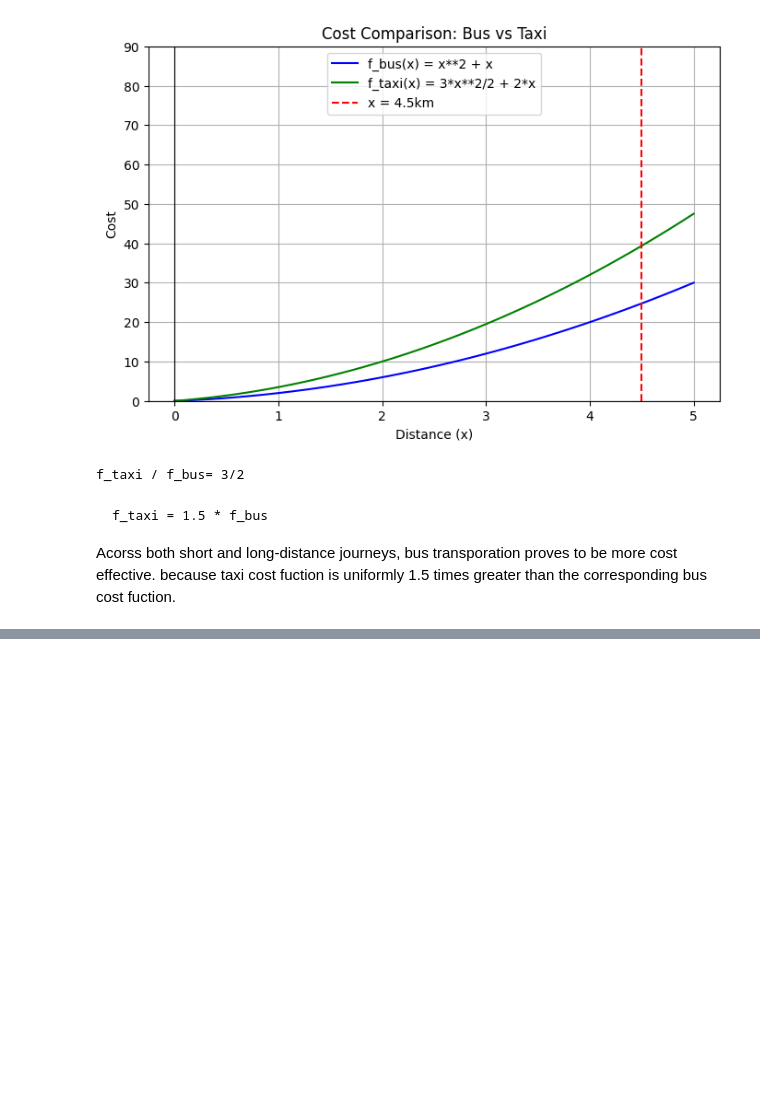
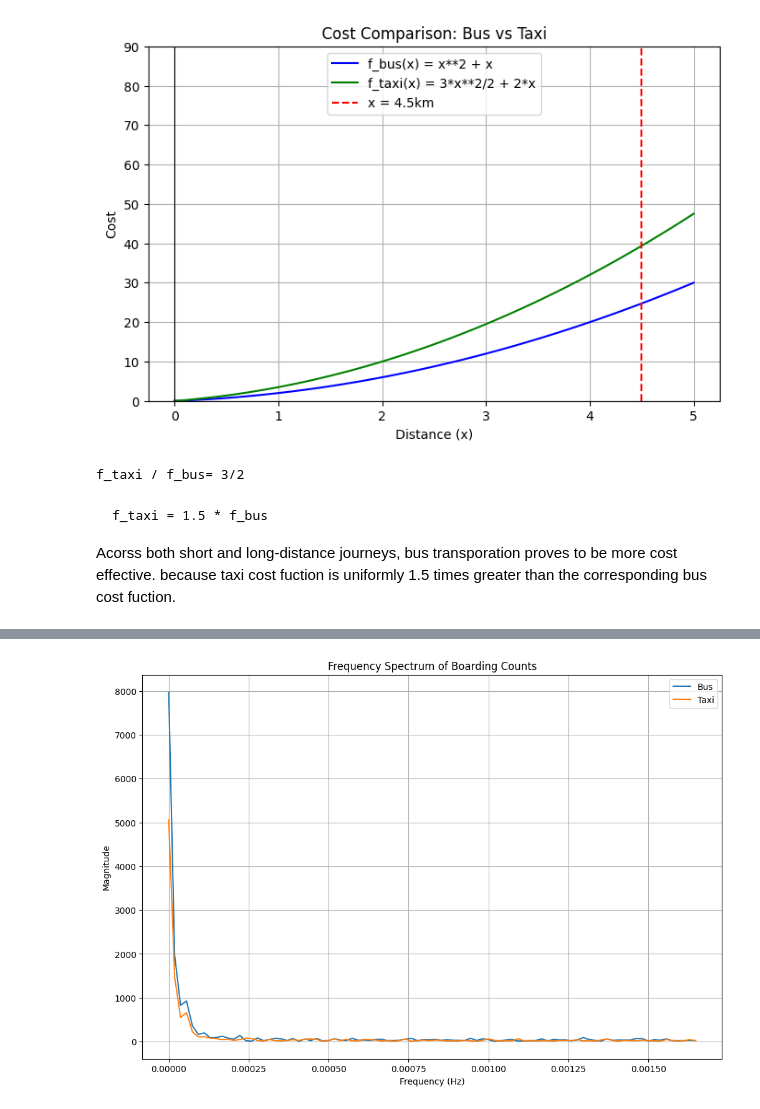
Before and after one commit to Chanura04/Maths-CW, a Jupyter notebook: 20240955.ipynb, the cells around one changed output, grey strips where cells are left out. Drawn from its saved outputs; the diff is of its cells as text; code cells hidden in the pictures; blank space fills up the shorter version.

```diff
--- a/20240955.ipynb
+++ b/20240955.ipynb
@@ -190,0 +263,33 @@ Acorss both short and long-distance journeys, bus transporation proves to be mor
+# %%
+import numpy as np
+import matplotlib.pyplot as plt
+
+# Time settings
+interval_minutes = 5
+total_hours = 15  # 6 AM to 9 PM
+N = int((total_hours * 60) / interval_minutes)
+
+# Time array (in hours)
+t = np.linspace(0, total_hours, N)
+
+# Simulated boarding counts
+bus_boarding = (
+    40
+    + 20 * np.sin(2 * np.pi * t / 24 * 2)
+    + 15 * np.sin(2 * np.pi * t / 24 * 4)   # add some real world behavior
+    + np.random.normal(0, 3, N)
+)
+
+taxi_boarding = (
+    25
+    + 15 * np.sin(2 * np.pi * t / 24 * 2)
+    + 10 * np.sin(2 * np.pi * t / 24 * 4)
+    + np.random.normal(0, 2, N)
+)
+
+# Fourier Transform
+bus_fft = np.fft.fft(bus_boarding)
+taxi_fft = np.fft.fft(taxi_boarding)
+
+# Frequencies
+freqs = np.fft.fftfreq(N, d=interval_minutes*60)
@@ -190,0 +330,12 @@ Acorss both short and long-distance journeys, bus transporation proves to be mor
+# %%
+plt.figure(figsize=(12, 8))
+plt.plot(freqs[:N//2], np.abs(bus_fft[:N//2]), label="Bus")
+plt.plot(freqs[:N//2], np.abs(taxi_fft[:N//2]), label="Taxi")
+plt.xlabel("Frequency (Hz)")
+plt.ylabel("Magnitude")
+plt.title("Frequency Spectrum of Boarding Counts")
+plt.legend()
+plt.grid(True)
+plt.show()
+# %% [output]
+[figure, added]
```
Also changed, not shown: parts of 29 cells of this notebook.
